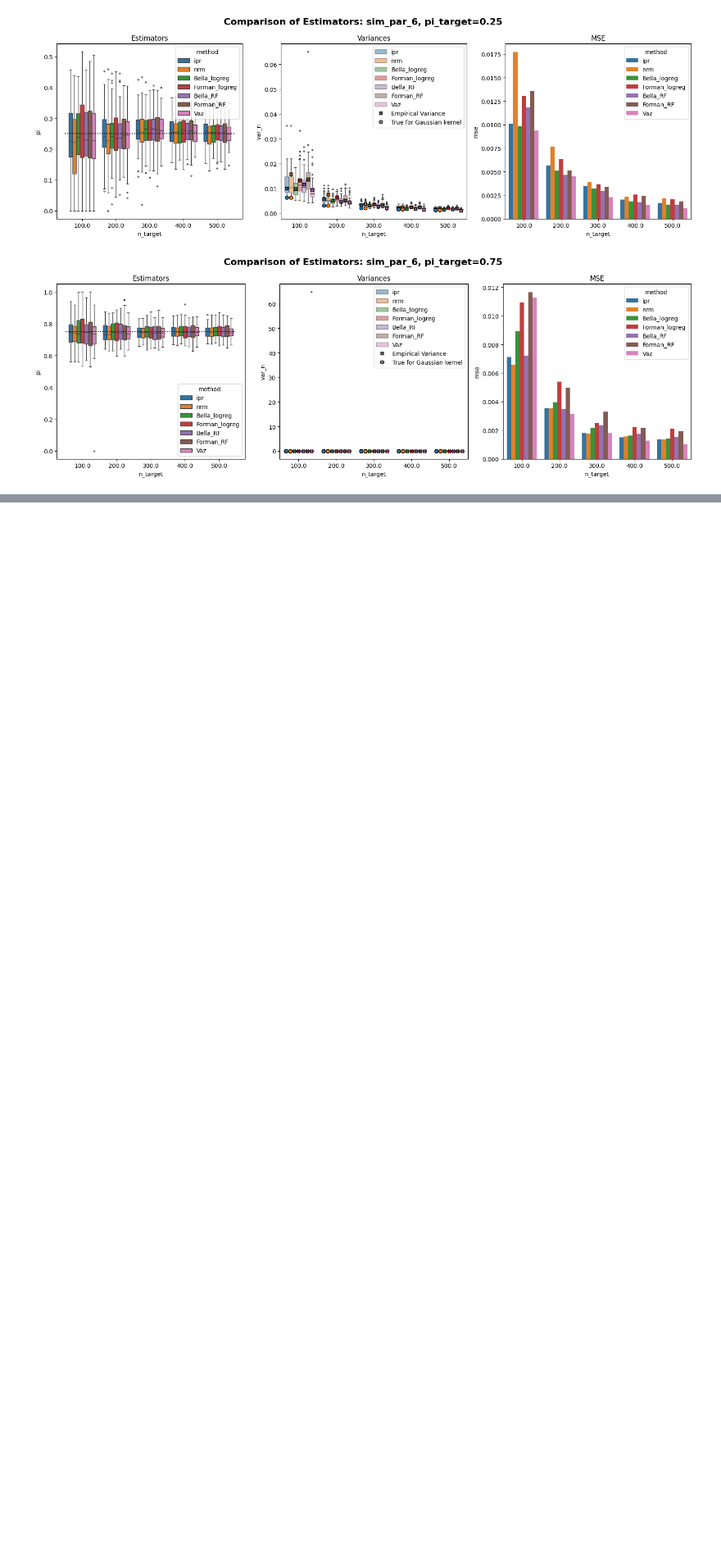
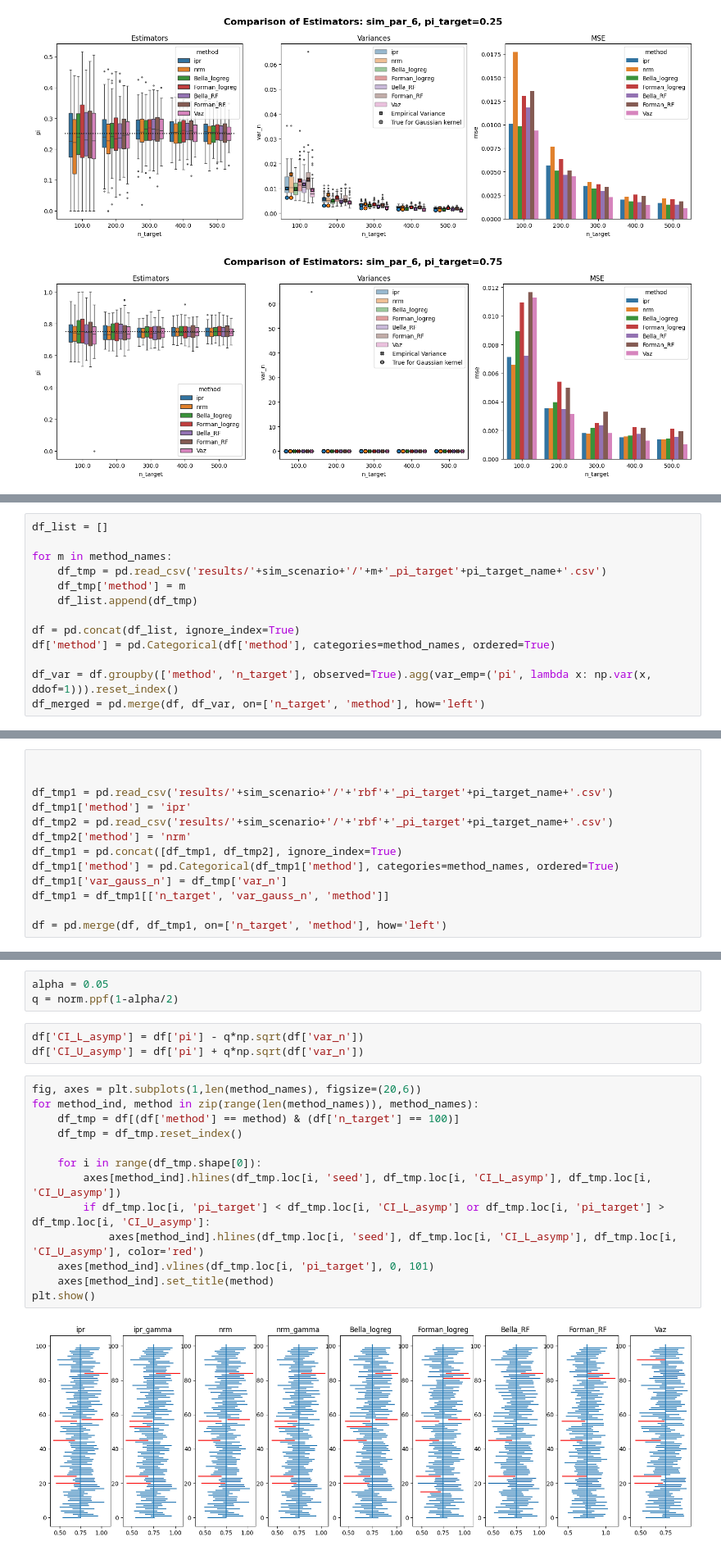
Before and after one commit to lazeckam/RHKS_label_shift, a Jupyter notebook: simulations/plot_figures_v2.ipynb, the cells around one changed output, grey strips where cells are left out. Shown at 82% size. Saved outputs shown, nothing was run; the diff lists cells and outputs as text; blank space fills up the shorter version.

```diff
--- a/simulations/plot_figures_v2.ipynb
+++ b/simulations/plot_figures_v2.ipynb
@@ -172,0 +191,13 @@ for i in range(6):
+# %%
+df_list = []
+
+for m in method_names:
+    df_tmp = pd.read_csv('results/'+sim_scenario+'/'+m+'_pi_target'+pi_target_name+'.csv')
+    df_tmp['method'] = m
+    df_list.append(df_tmp)
+
+df = pd.concat(df_list, ignore_index=True)
+df['method'] = pd.Categorical(df['method'], categories=method_names, ordered=True)
+
+df_var = df.groupby(['method', 'n_target'], observed=True).agg(var_emp=('pi', lambda x: np.var(x, ddof=1))).reset_index()
+df_merged = pd.merge(df, df_var, on=['n_target', 'method'], how='left')
@@ -172,0 +206,13 @@ for i in range(6):
+# %%
+
+
+df_tmp1 = pd.read_csv('results/'+sim_scenario+'/'+'rbf'+'_pi_target'+pi_target_name+'.csv')
+df_tmp1['method'] = 'ipr'
+df_tmp2 = pd.read_csv('results/'+sim_scenario+'/'+'rbf'+'_pi_target'+pi_target_name+'.csv')
+df_tmp2['method'] = 'nrm'
+df_tmp1 = pd.concat([df_tmp1, df_tmp2], ignore_index=True)
+df_tmp1['method'] = pd.Categorical(df_tmp1['method'], categories=method_names, ordered=True)
+df_tmp1['var_gauss_n'] = df_tmp['var_n']
+df_tmp1 = df_tmp1[['n_target', 'var_gauss_n', 'method']]
+
+df = pd.merge(df, df_tmp1, on=['n_target', 'method'], how='left')
@@ -172,0 +235,21 @@ for i in range(6):
+# %%
+alpha = 0.05
+q = norm.ppf(1-alpha/2)
+# %%
+df['CI_L_asymp'] = df['pi'] - q*np.sqrt(df['var_n'])
+df['CI_U_asymp'] = df['pi'] + q*np.sqrt(df['var_n'])
+# %%
+fig, axes = plt.subplots(1,len(method_names), figsize=(20,6))
+for method_ind, method in zip(range(len(method_names)), method_names):
+    df_tmp = df[(df['method'] == method) & (df['n_target'] == 100)]
+    df_tmp = df_tmp.reset_index()
+
+    for i in range(df_tmp.shape[0]):
+        axes[method_ind].hlines(df_tmp.loc[i, 'seed'], df_tmp.loc[i, 'CI_L_asymp'], df_tmp.loc[i, 'CI_U_asymp'])
+        if df_tmp.loc[i, 'pi_target'] < df_tmp.loc[i, 'CI_L_asymp'] or df_tmp.loc[i, 'pi_target'] > df_tmp.loc[i, 'CI_U_asymp']:
+            axes[method_ind].hlines(df_tmp.loc[i, 'seed'], df_tmp.loc[i, 'CI_L_asymp'], df_tmp.loc[i, 'CI_U_asymp'], color='red')
+    axes[method_ind].vlines(df_tmp.loc[i, 'pi_target'], 0, 101)
+    axes[method_ind].set_title(method)
+plt.show()
+# %% [output]
+[figure, added]
```
Also changed, not shown: parts of 10 cells of this notebook, 21 other files.
